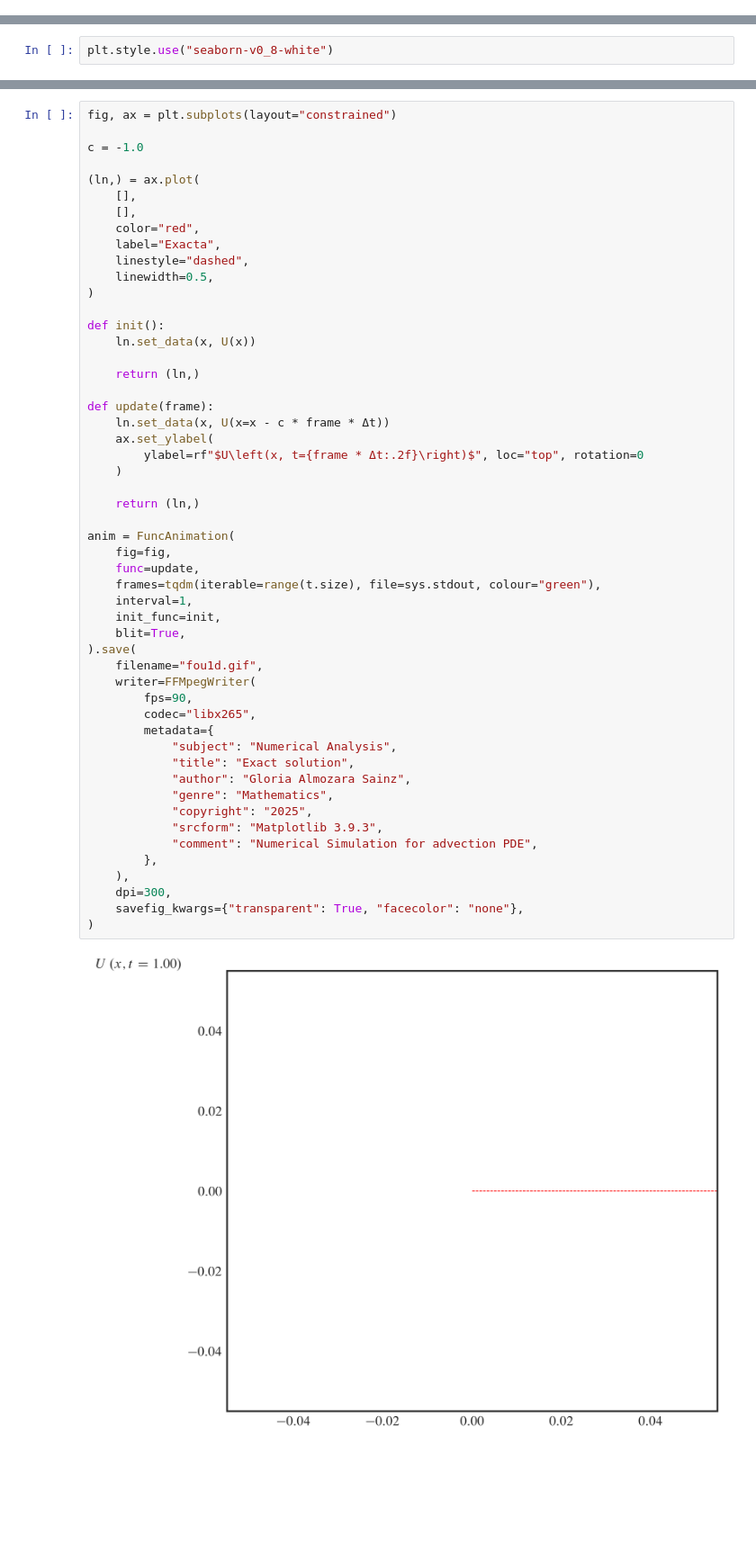
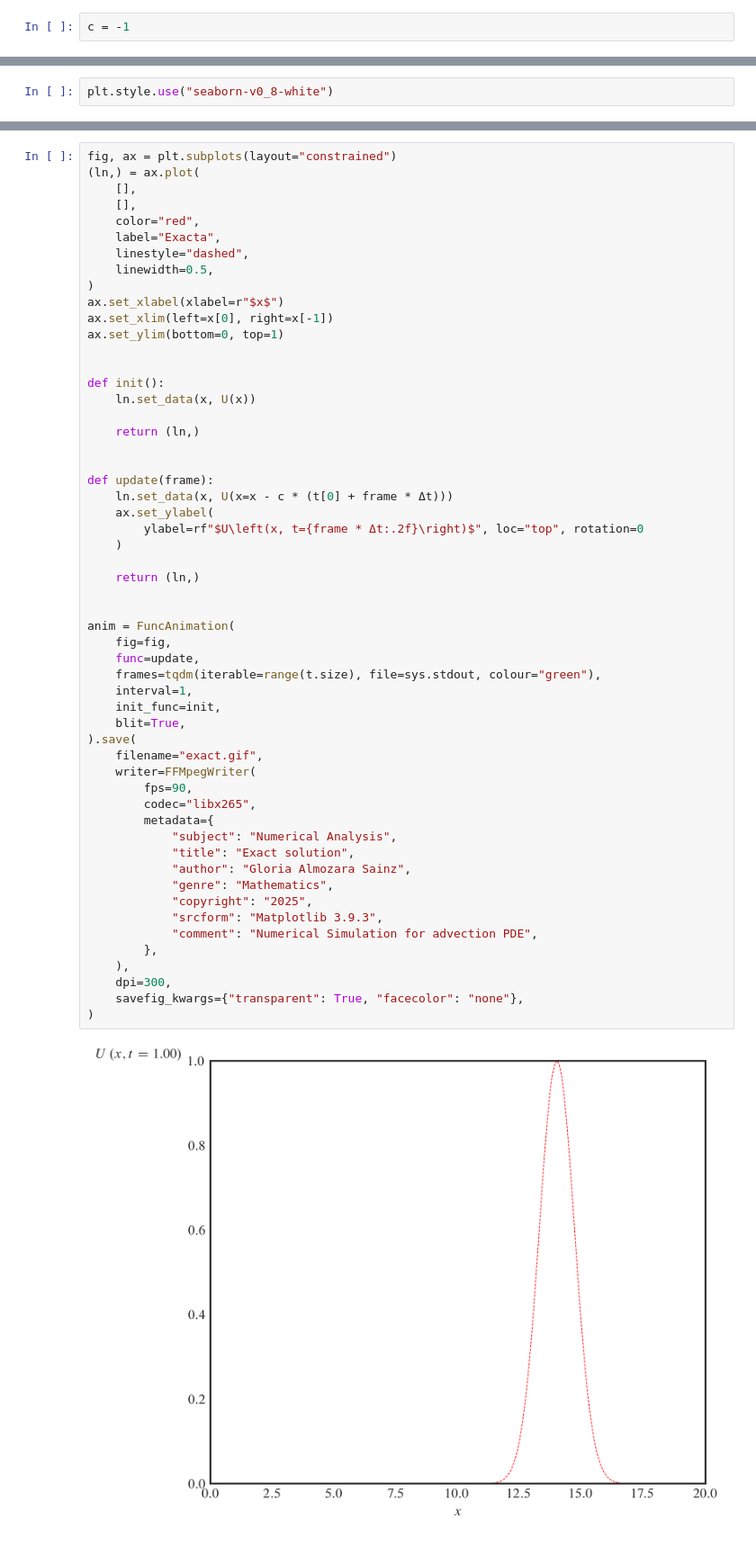
Before and after one commit to carlosal1015/finite-volume-hyperbolic-problems, a Jupyter notebook: 02-notebook.ipynb, the cells around one changed output, grey strips where cells are left out. Shown at 90% size. Saved outputs shown, nothing was run; the diff lists cells and outputs as text; blank space fills up the shorter version.

```diff
--- a/02-notebook.ipynb
+++ b/02-notebook.ipynb
@@ -372,6 +376,8 @@ t, Δt = np.linspace(start=0, stop=1, num=51, retstep=True)
 Δt
 # %% [output]
 np.float64(0.02)
+# %%
+c = -1
 # %%
 def U(x):
     return np.exp(-np.power(x - 15, 2))
@@ -389,9 +395,6 @@ ax.legend(loc="best")
 [figure]
 # %%
 fig, ax = plt.subplots(layout="constrained")
-
-c = -1.0
-
 (ln,) = ax.plot(
     [],
     [],
@@ -400,44 +403,50 @@ c = -1.0
     linestyle="dashed",
     linewidth=0.5,
 )
+ax.set_xlabel(xlabel=r"$x$")
+ax.set_xlim(left=x[0], right=x[-1])
+ax.set_ylim(bottom=0, top=1)
+
 
 def init():
     ln.set_data(x, U(x))
 
     return (ln,)
 
+
 def update(frame):
-    ln.set_data(x, U(x=x - c * frame * Δt))
+    ln.set_data(x, U(x=x - c * (t[0] + frame * Δt)))
     ax.set_ylabel(
         ylabel=rf"$U\left(x, t={frame * Δt:.2f}\right)$", loc="top", rotation=0
     )
 
     return (ln,)
+
 
 anim = FuncAnimation(
     fig=fig,
     func=update,
     frames=tqdm(iterable=range(t.size), file=sys.stdout, colour="green"),
     interval=1,
     init_func=init,
     blit=True,
 ).save(
-    filename="fou1d.gif",
+    filename="exact.gif",
     writer=FFMpegWriter(
         fps=90,
         codec="libx265",
         metadata={
             "subject": "Numerical Analysis",
             "title": "Exact solution",
             "author": "Gloria Almozara Sainz",
             "genre": "Mathematics",
             "copyright": "2025",
             "srcform": "Matplotlib 3.9.3",
             "comment": "Numerical Simulation for advection PDE",
         },
     ),
     dpi=300,
     savefig_kwargs={"transparent": True, "facecolor": "none"},
 )
 # %% [output]
-[figure, old version]
+[figure, new version]
```
Also changed, not shown: parts of 3 cells of this notebook, 4 other files.
